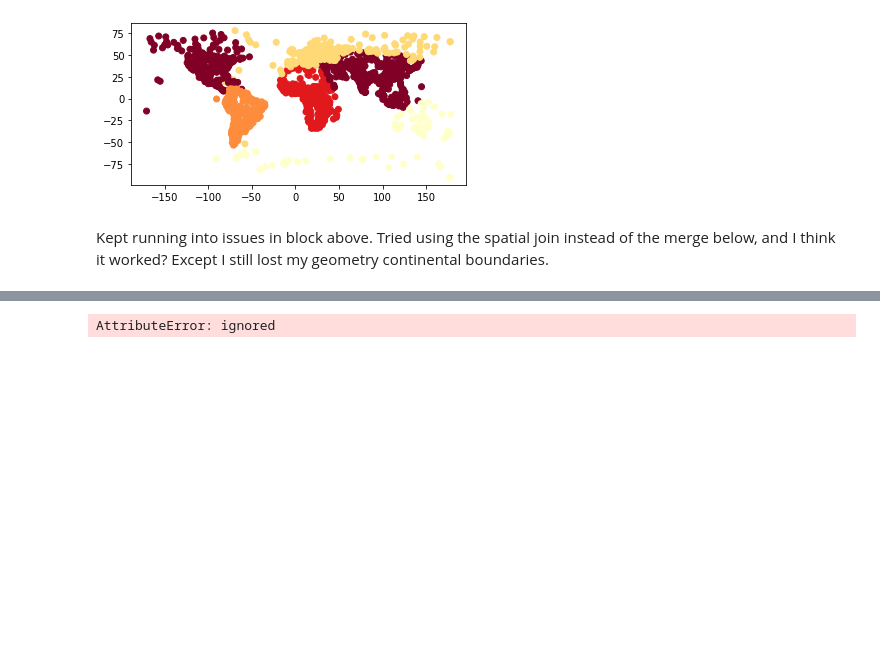
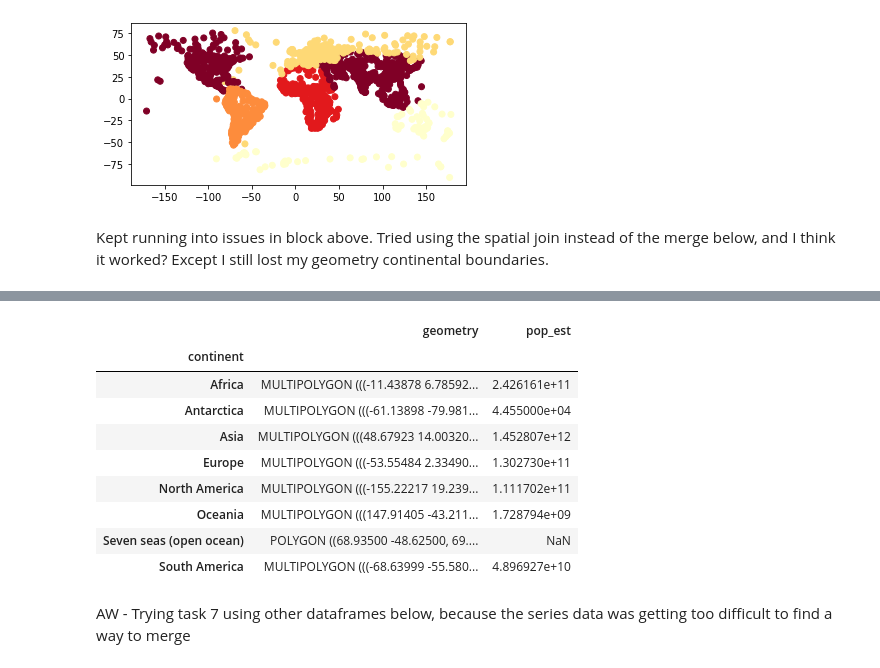
Before and after one commit to abbymwebster/EnvDatSci22, a Jupyter notebook: Copy_of_VectorData101.ipynb, the cells around one changed output, grey strips where cells are left out. Drawn from its saved outputs; the diff is of its cells as text; code cells hidden in the pictures; blank space fills up the shorter version.

```diff
--- a/Copy_of_VectorData101.ipynb
+++ b/Copy_of_VectorData101.ipynb
@@ -800,10 +842,29 @@ sumcities.columns
 # %%
 # Task 7 code here: What fraction of the total population lives in cities in each continent? Show your results as a chloropleth map and a table
 #I think the pop_est column came from the continents df, so that's the denominator here?
 
-continents.pop_est = sumcities[['pop_est']]
-continents.pop_est
+print(pcont)#this is continent and pop_max of urban pops (2 columns)
+continents = sumcities[['pop_est']]
+continents.pop_est#this is continent and pop_est (aka total population), also 2 columns
+continents
+#I'm making these dataframes here
+pcont.to_frame()#why won't it recognize that I've changed pcont to a dataframe?
+pcont
+#I want to merge pcont and continents.pop_est based on the continent column
+popmerge = continents.pop_est.merge(pcont, left_on='continent', right_on='continent')#AttributeError: 'Series' object has no attribute 'merge'
+popmerge = continents.pop_est.merge(pcont, on = 'continent')#still won't work. same error
 
-popmerge = continents.pop_est.merge(pcont, left_on='pop_est', right_on='pop_max')#AttributeError: 'Series' object has no attribute 'merge'
+popmerge = pcont.merge(continents, on = 'continent')
 # %% [output]
-AttributeError: ignored
+|  | geometry | pop_est |
+| continent |  |  |
+| Africa | MULTIPOLYGON (((-11.43878 6.78592... | 2.426161e+11 |
+| Antarctica | MULTIPOLYGON (((-61.13898 -79.981... | 4.455000e+04 |
+| Asia | MULTIPOLYGON (((48.67923 14.00320... | 1.452807e+12 |
+| Europe | MULTIPOLYGON (((-53.55484 2.33490... | 1.302730e+11 |
+| North America | MULTIPOLYGON (((-155.22217 19.239... | 1.111702e+11 |
+| Oceania | MULTIPOLYGON (((147.91405 -43.211... | 1.728794e+09 |
+| Seven seas (open ocean) | POLYGON ((68.93500 -48.62500, 69.... | NaN |
+| South America | MULTIPOLYGON (((-68.63999 -55.580... | 4.896927e+10 |
+# %% [markdown]
+AW - Trying task 7 using other dataframes below, because the series data was getting too difficult to find a way to merge
```
Also changed, not shown: parts of 15 cells of this notebook.
